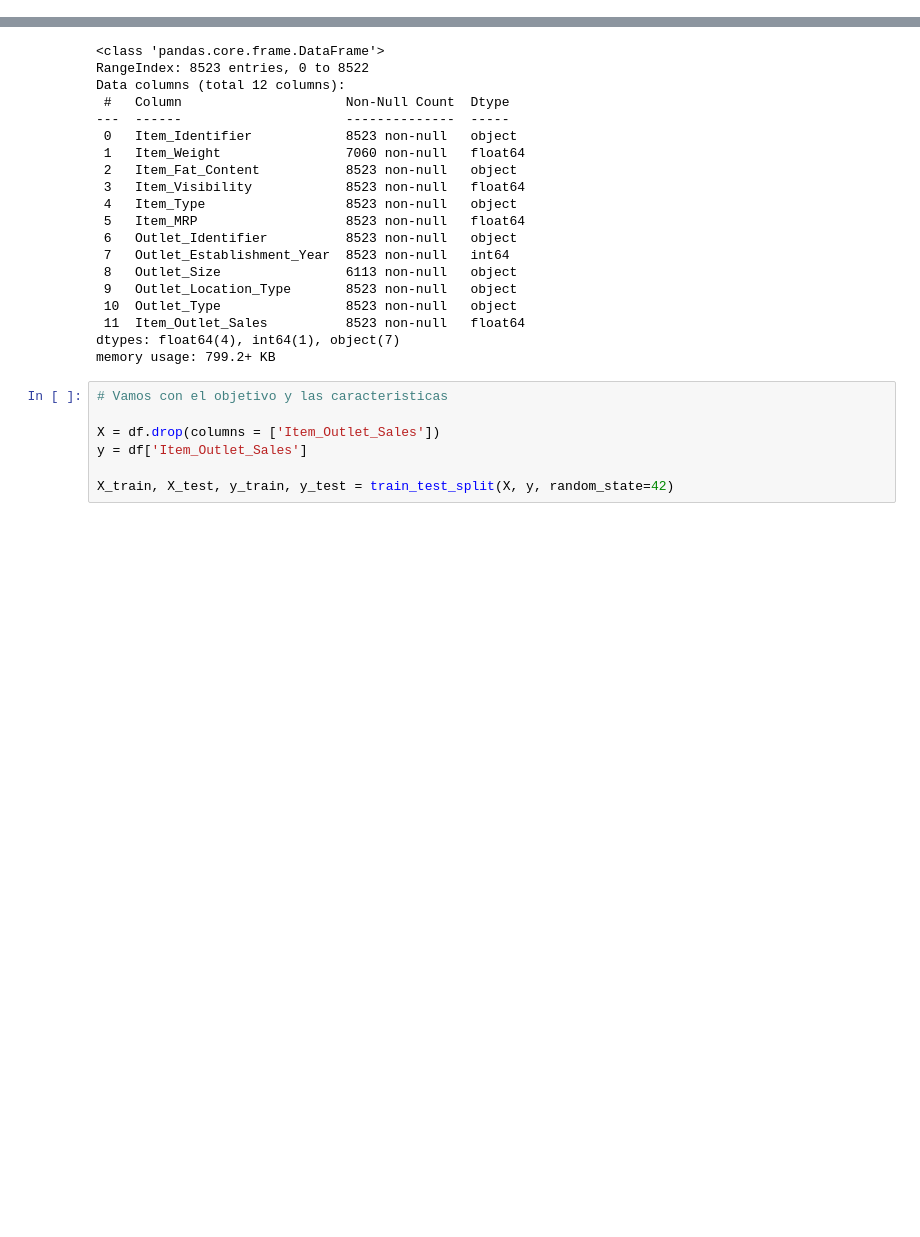
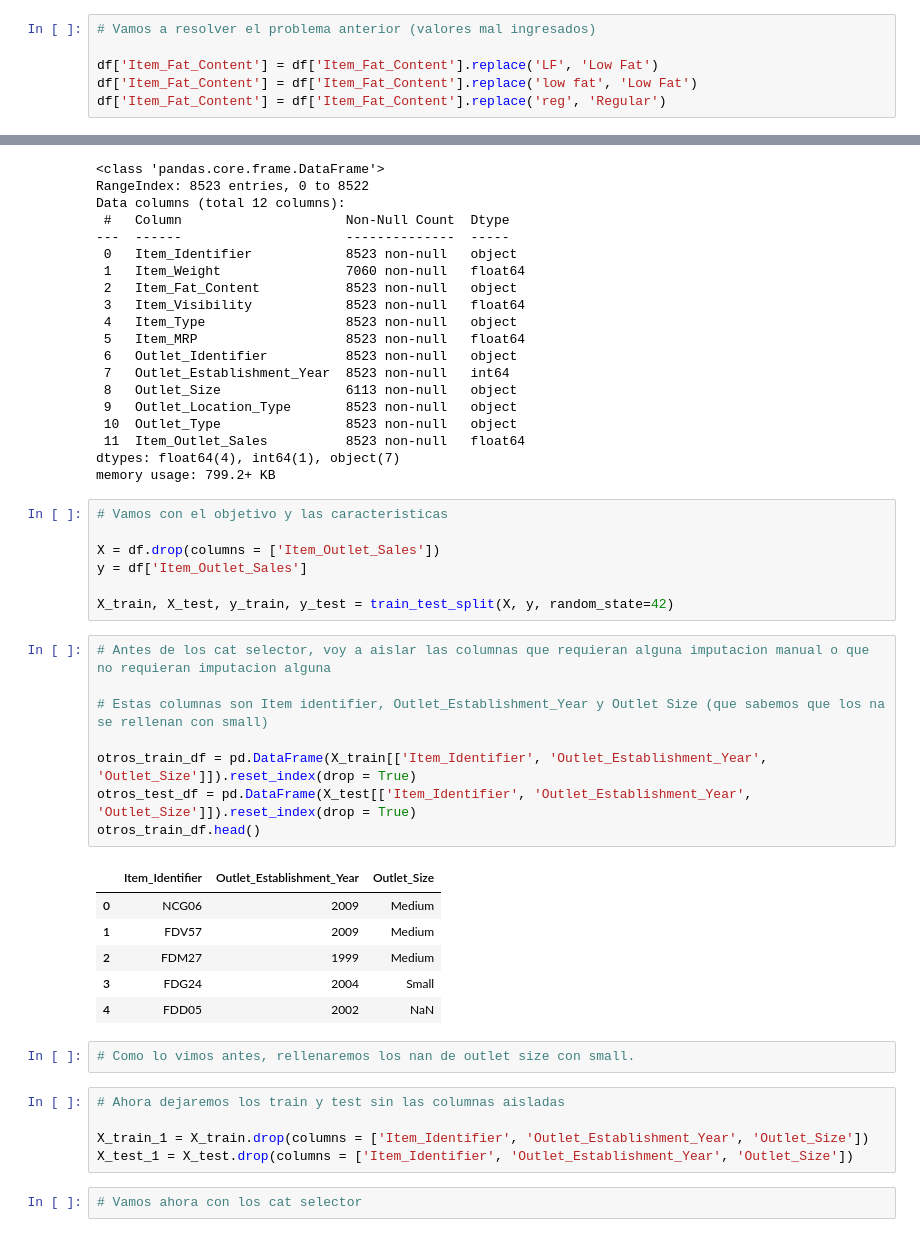
Before and after one commit to Jose-Balocchi/Retail---Predicciones-de-ventas, a Jupyter notebook: 05_Proyecto_1.ipynb, the cells around one changed output, grey strips where cells are left out. Drawn from its saved outputs; the diff is of its cells as text; blank space fills up the shorter version.

```diff
--- a/05_Proyecto_1.ipynb
+++ b/05_Proyecto_1.ipynb
@@ -728,3 +728,9 @@ LF          316
 reg         117
 low fat     112
 Name: Item_Fat_Content, dtype: int64
+# %%
+# Vamos a resolver el problema anterior (valores mal ingresados)
+
+df['Item_Fat_Content'] = df['Item_Fat_Content'].replace('LF', 'Low Fat')
+df['Item_Fat_Content'] = df['Item_Fat_Content'].replace('low fat', 'Low Fat')
+df['Item_Fat_Content'] = df['Item_Fat_Content'].replace('reg', 'Regular')
@@ -802,3 +814,27 @@ X = df.drop(columns = ['Item_Outlet_Sales'])
 y = df['Item_Outlet_Sales']
 
 X_train, X_test, y_train, y_test = train_test_split(X, y, random_state=42)
+# %%
+# Antes de los cat selector, voy a aislar las columnas que requieran alguna imputacion manual o que no requieran imputacion alguna
+
+# Estas columnas son Item identifier, Outlet_Establishment_Year y Outlet Size (que sabemos que los na se rellenan con small)
+
+otros_train_df = pd.DataFrame(X_train[['Item_Identifier', 'Outlet_Establishment_Year', 'Outlet_Size']]).reset_index(drop = True)
+otros_test_df = pd.DataFrame(X_test[['Item_Identifier', 'Outlet_Establishment_Year', 'Outlet_Size']]).reset_index(drop = True)
+otros_train_df.head()
+# %% [output]
+|  | Item_Identifier | Outlet_Establishment_Year | Outlet_Size |
+| 0 | NCG06 | 2009 | Medium |
+| 1 | FDV57 | 2009 | Medium |
+| 2 | FDM27 | 1999 | Medium |
+| 3 | FDG24 | 2004 | Small |
+| 4 | FDD05 | 2002 | NaN |
+# %%
+# Como lo vimos antes, rellenaremos los nan de outlet size con small.
+# %%
+# Ahora dejaremos los train y test sin las columnas aisladas
+
+X_train_1 = X_train.drop(columns = ['Item_Identifier', 'Outlet_Establishment_Year', 'Outlet_Size'])
+X_test_1 = X_test.drop(columns = ['Item_Identifier', 'Outlet_Establishment_Year', 'Outlet_Size'])
+# %%
+# Vamos ahora con los cat selector
```
Also changed, not shown: parts of 1 cell of this notebook.
